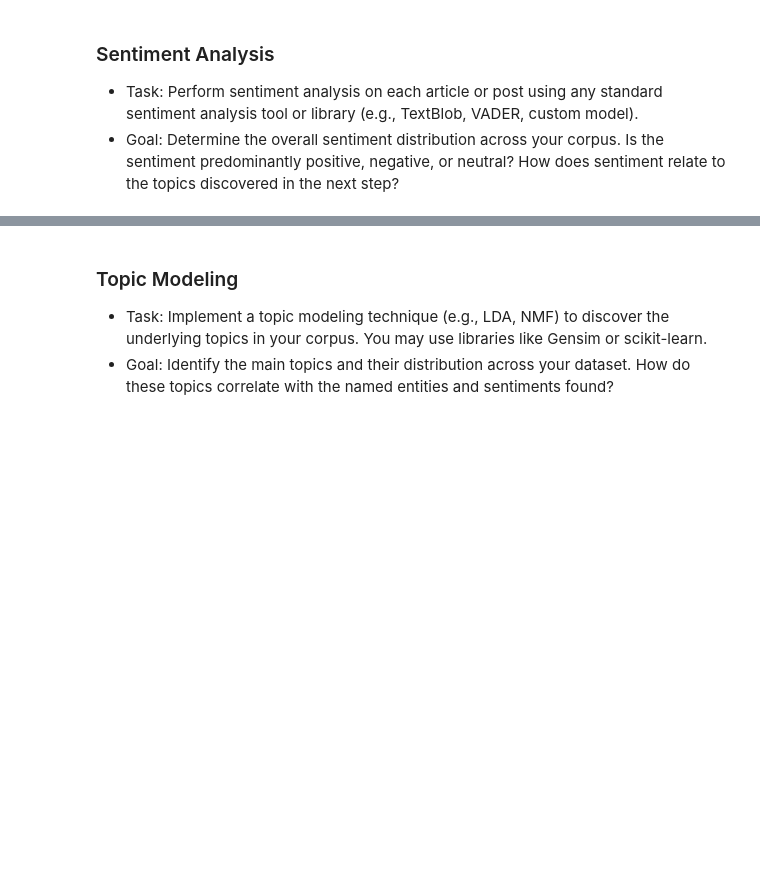
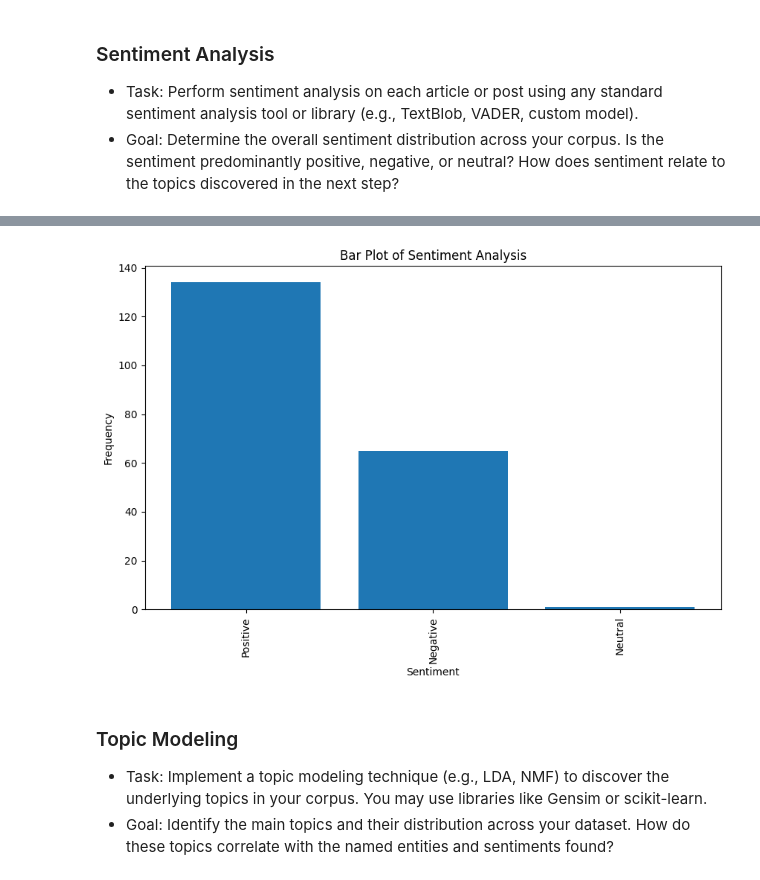
Before and after one commit to talktalki/ANLX, a Jupyter notebook: text_classification.ipynb, the cells around one changed output, grey strips where cells are left out. Cells and saved outputs as stored; diff of their text form; code cells hidden in the pictures; blank space fills up the shorter version.

```diff
--- a/text_classification.ipynb
+++ b/text_classification.ipynb
@@ -231,3 +233,16 @@ df[:50]
+# %%
+label = ['Positive','Negative','Neutral']
+count = [pos_ct, neg_ct, neut_ct]
+
+plt.figure(figsize=(10, 6))
+plt.bar(label, count)
+plt.xticks(label, rotation=90)
+plt.xlabel('Sentiment')
+plt.ylabel('Frequency')
+plt.title("Bar Plot of Sentiment Analysis")
+plt.show()
+# %% [output]
+[figure, added]
 # %% [markdown]
 ### Topic Modeling
 - Task: Implement a topic modeling technique (e.g., LDA, NMF) to discover the underlying topics in your corpus. You may use libraries like Gensim or scikit-learn.
```
Also changed, not shown: parts of 17 cells of this notebook, 1 other file.
